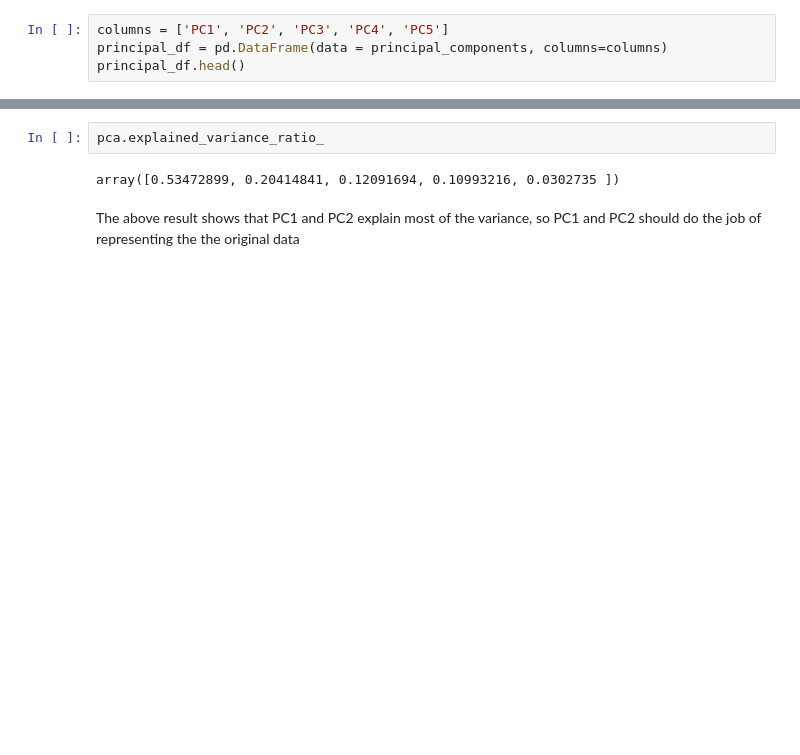
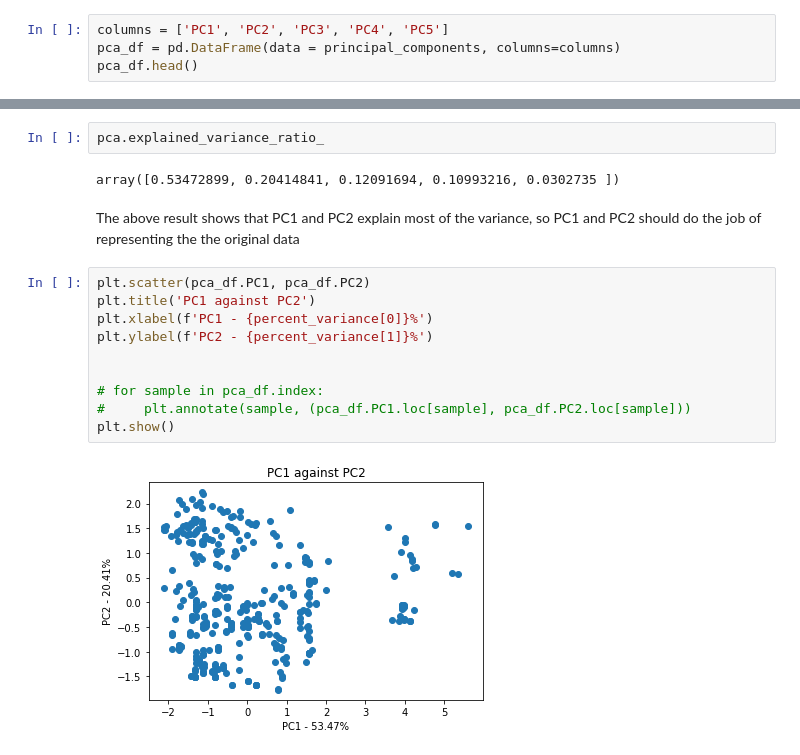
Before and after one commit to levietanh0001/TaiwanHousePrice, a Jupyter notebook: real_estate_valuation.ipynb, the cells around one changed output, grey strips where cells are left out. Drawn from its saved outputs; the diff is of its cells as text; blank space fills up the shorter version.

```diff
--- a/real_estate_valuation.ipynb
+++ b/real_estate_valuation.ipynb
@@ -204,8 +204,8 @@ pca = PCA(n_components=5)
 principal_components = pca.fit_transform(x)
 # %%
 columns = ['PC1', 'PC2', 'PC3', 'PC4', 'PC5']
-principal_df = pd.DataFrame(data = principal_components, columns=columns)
-principal_df.head()
+pca_df = pd.DataFrame(data = principal_components, columns=columns)
+pca_df.head()
 # %% [output]
 |  | PC1 | PC2 | PC3 | PC4 | PC5 |
 | 0 | -2.119131 | 1.455327 | 0.562260 | -0.869479 | 0.146612 |
@@ -249,3 +240,15 @@ pca.explained_variance_ratio_
 array([0.53472899, 0.20414841, 0.12091694, 0.10993216, 0.0302735 ])
 # %% [markdown]
 The above result shows that PC1 and PC2 explain most of the variance, so PC1 and PC2 should do the job of representing the the original data
+# %%
+plt.scatter(pca_df.PC1, pca_df.PC2)
+plt.title('PC1 against PC2')
+plt.xlabel(f'PC1 - {percent_variance[0]}%')
+plt.ylabel(f'PC2 - {percent_variance[1]}%')
+
+
+# for sample in pca_df.index:
+#     plt.annotate(sample, (pca_df.PC1.loc[sample], pca_df.PC2.loc[sample]))
+plt.show()
+# %% [output]
+[figure, added]
```
Also changed, not shown: parts of 4 cells of this notebook.
